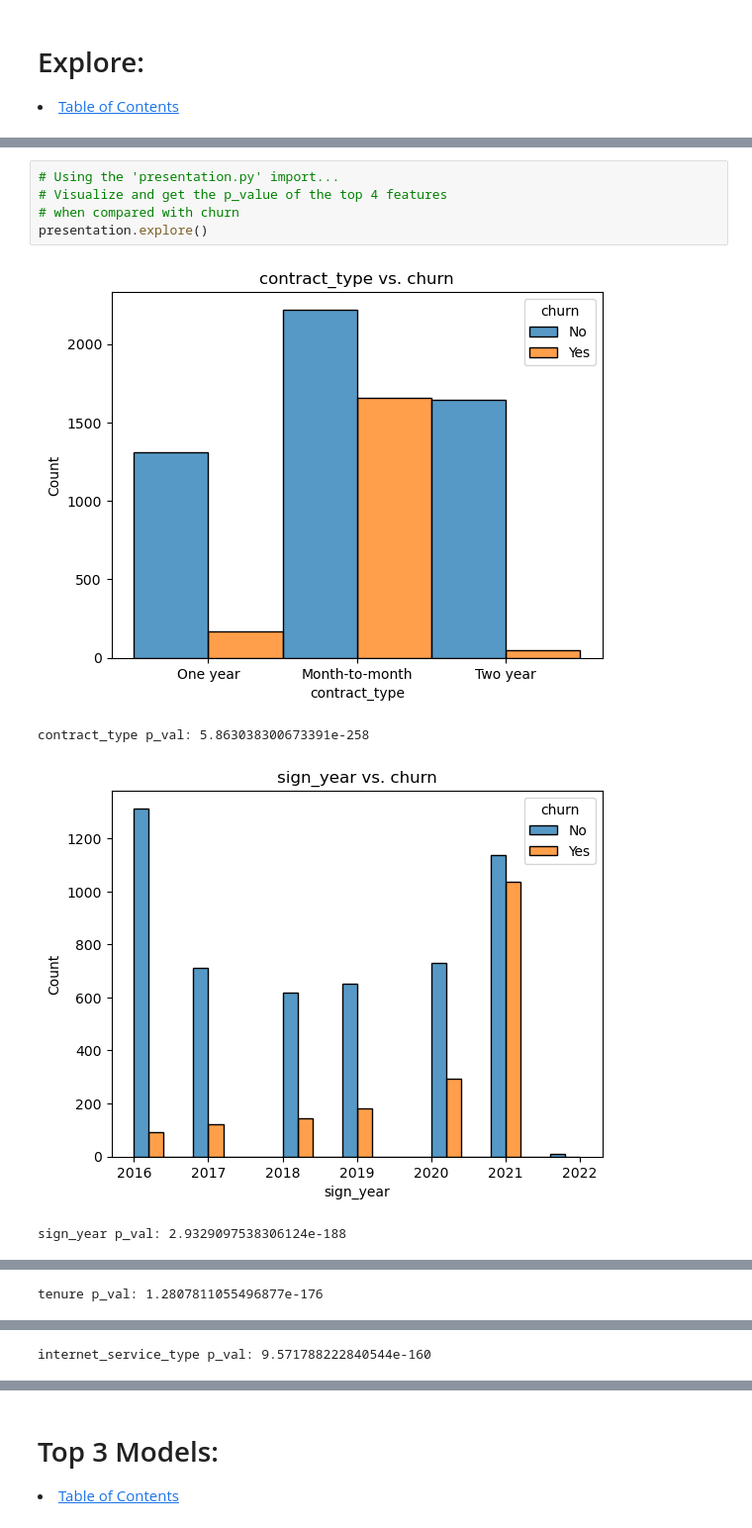
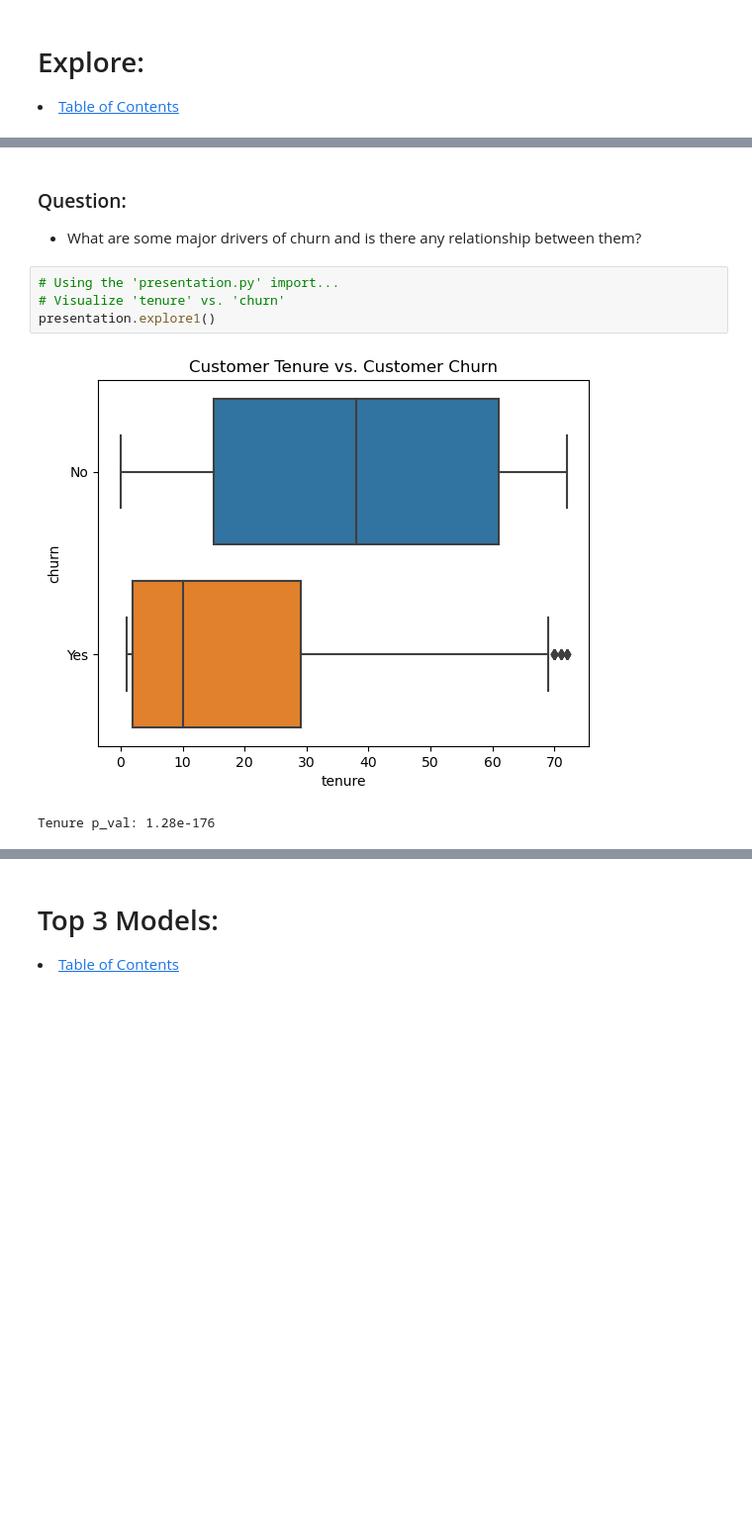
Before and after one commit to Jared-Wood135/telco_project, a Jupyter notebook: final_report.ipynb, the cells around one changed output, grey strips where cells are left out. Shown at 99% size. Cells and saved outputs as stored; diff of their text form; blank space fills up the shorter version.

```diff
--- a/final_report.ipynb
+++ b/final_report.ipynb
@@ -140,10 +130,10 @@ THEREFORE:
+# %% [markdown]
+### Question:
+- What are some major drivers of churn and is there any relationship between them?
 # %%
 # Using the 'presentation.py' import...
-# Visualize and get the p_value of the top 4 features
-# when compared with churn
-presentation.explore()
+# Visualize 'tenure' vs. 'churn'
+presentation.explore1()
 # %% [output]
-[figure, old version]
+[figure, new version]
-contract_type p_val: 5.863038300673391e-258
+Tenure p_val: 1.28e-176
-[figure, removed]
-sign_year p_val: 2.9329097538306124e-188
@@ -151 +139,0 @@ sign_year p_val: 2.9329097538306124e-188
-tenure p_val: 1.2807811055496877e-176
@@ -153 +139,0 @@ tenure p_val: 1.2807811055496877e-176
-internet_service_type p_val: 9.571788222840544e-160
```
Also changed, not shown: parts of 21 cells of this notebook, 5 other files.
